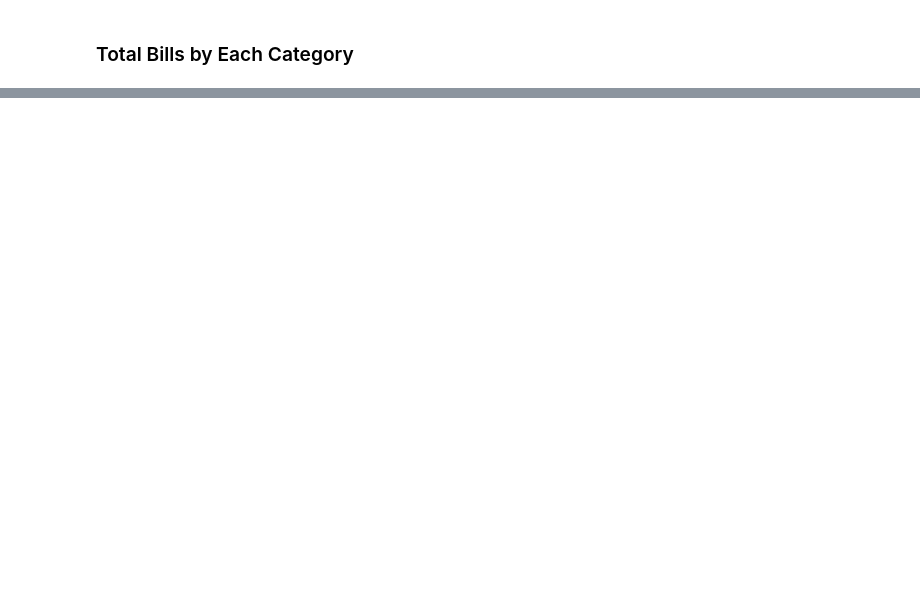
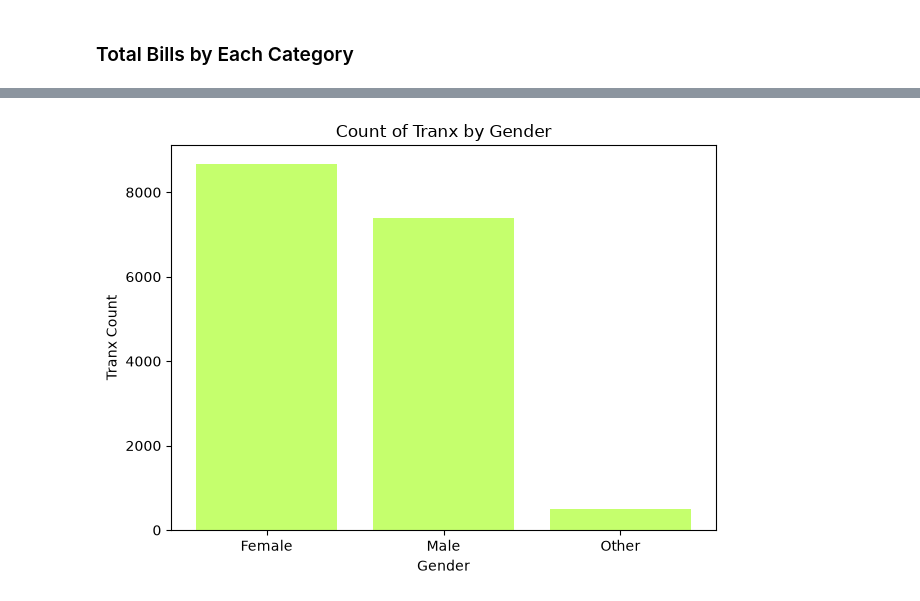
Before and after one commit to Gantz23/bakery, a Jupyter notebook: main.ipynb, the cells around one changed output, grey strips where cells are left out. Cells and saved outputs as stored; diff of their text form; code cells hidden in the pictures; blank space fills up the shorter version.

```diff
--- a/main.ipynb
+++ b/main.ipynb
@@ -104,8 +160,10 @@ plt.show()
 # %%
-df_gndr_count = df.groupby('customer_gender')['transaction_id'].count()
+df_gndr_count = df.groupby('cust_gender')['transaction_id'].count()
 
 plt.bar(df_gndr_count.index, df_gndr_count.values, alpha=0.7, color='greenyellow')
 plt.title('Count of Tranx by Gender')
 plt.xlabel('Gender')
 plt.ylabel('Tranx Count')
 plt.tight_layout()
+# %% [output]
+[figure, added]
```
Also changed, not shown: parts of 10 cells of this notebook.
